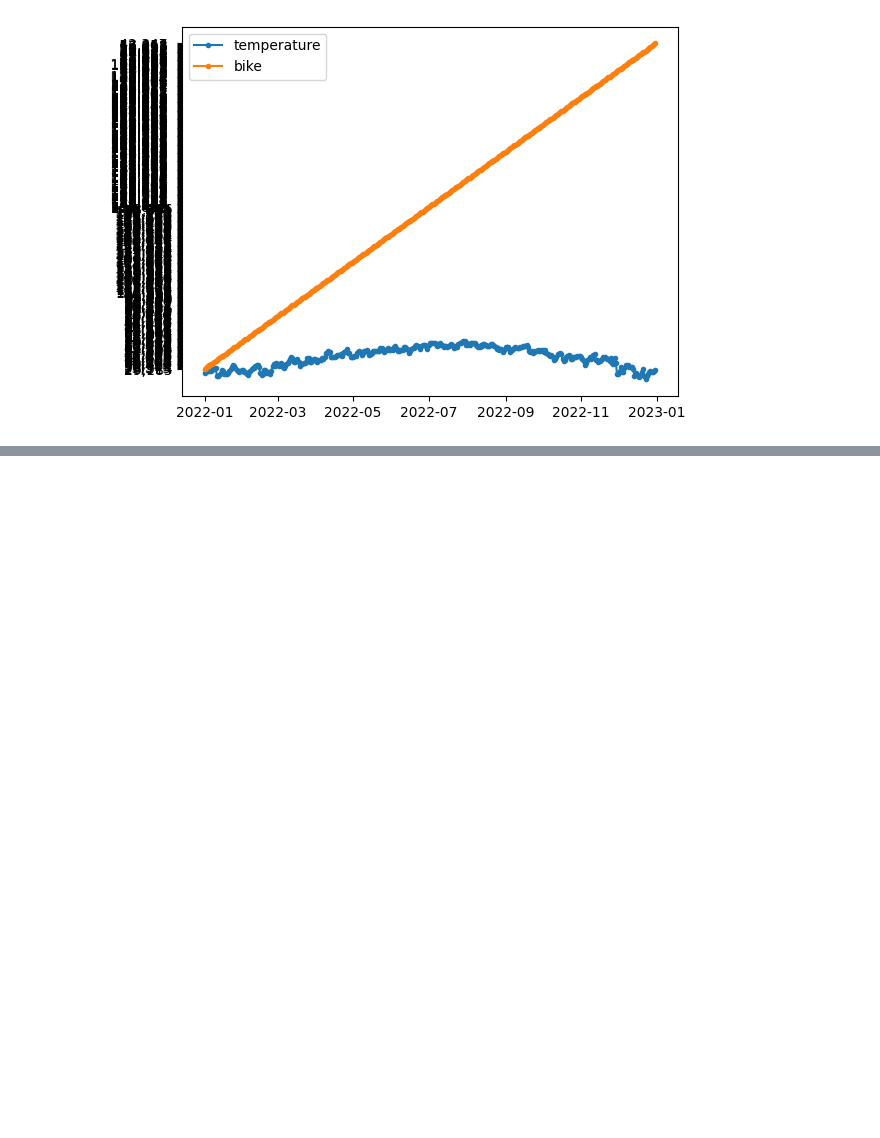
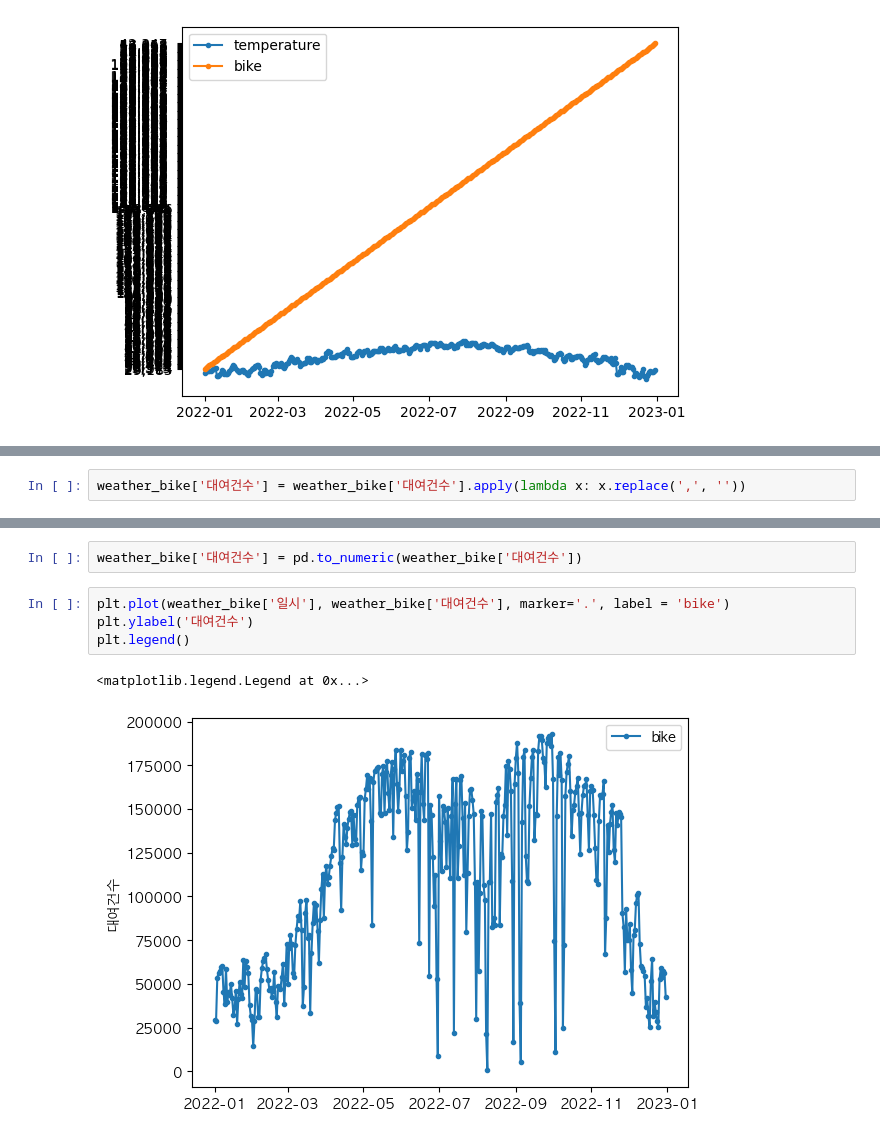
Before and after one commit to SEUNGW00LEE/BDAA, a Jupyter notebook: BDAA_과제/이승우_0205_필수과제.ipynb, the cells around one changed output, grey strips where cells are left out. Drawn from its saved outputs; the diff is of its cells as text; blank space fills up the shorter version.

```diff
--- a/BDAA_과제/이승우_0205_필수과제.ipynb
+++ b/BDAA_과제/이승우_0205_필수과제.ipynb
@@ -233,0 +291,2 @@ plt.show()
+# %%
+weather_bike['대여건수'] = weather_bike['대여건수'].apply(lambda x: x.replace(',', ''))
@@ -233,0 +309,9 @@ plt.show()
+# %%
+weather_bike['대여건수'] = pd.to_numeric(weather_bike['대여건수'])
+# %%
+plt.plot(weather_bike['일시'], weather_bike['대여건수'], marker='.', label = 'bike')
+plt.ylabel('대여건수')
+plt.legend()
+# %% [output]
+<matplotlib.legend.Legend at 0x...>
+[figure, added]
```
Also changed, not shown: parts of 11 cells of this notebook, 3 other files.
